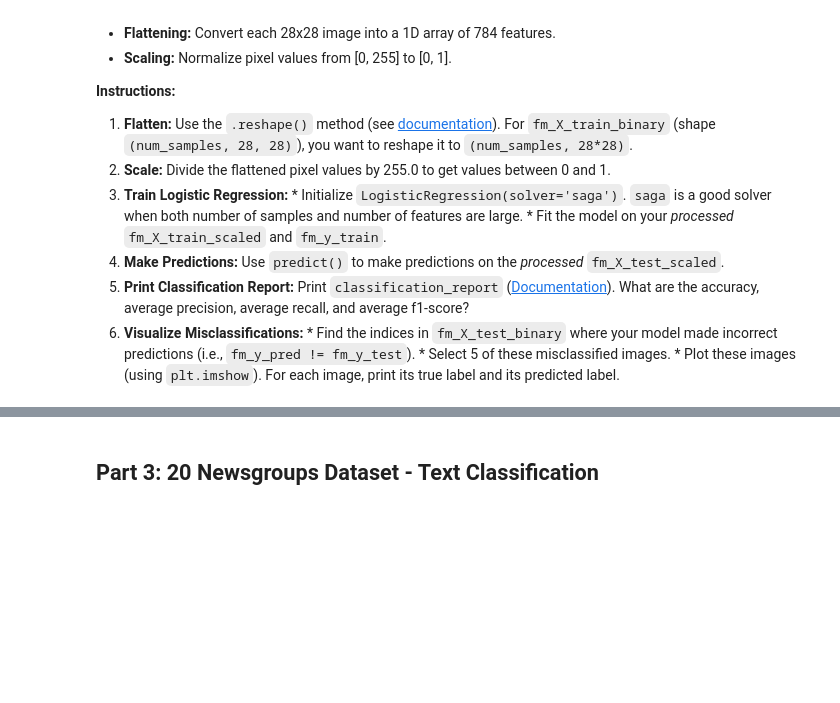
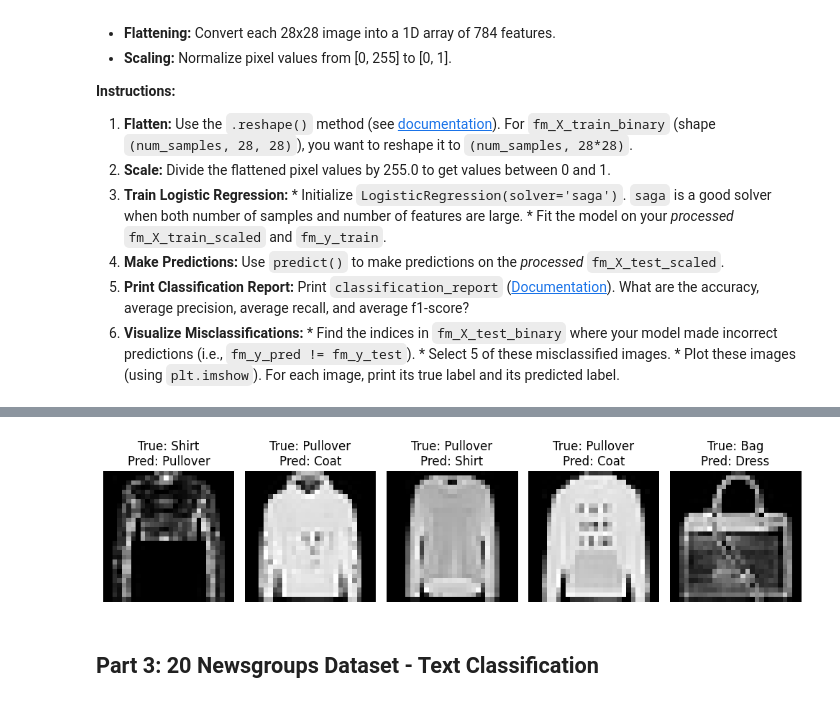
Before and after one commit to krisana-y/229352-StatisticalLearning, a Jupyter notebook: lab02_data_preprocessing.ipynb, the cells around one changed output, grey strips where cells are left out. Saved outputs shown, nothing was run; the diff lists cells and outputs as text; code cells hidden in the pictures; blank space fills up the shorter version.

```diff
--- a/lab02_data_preprocessing.ipynb
+++ b/lab02_data_preprocessing.ipynb
@@ -518,48 +510,54 @@ Images are 2D arrays (matrices of pixels) and pixel values are integers from 0-2
     *   Select 5 of these misclassified images.
     *   Plot these images (using `plt.imshow`). For each image, print its true label and its predicted label.
 # %%
-# Flatten the images
-fm_X_train_binary = fm_X_train.reshape(fm_X_train.shape[0], 28 * 28)
-fm_X_test_binary = fm_X_test.reshape(fm_X_test.shape[0], 28 * 28)
 
-# Scale the pixel values
-fm_X_train_scaled = fm_X_train_binary / 255.0
-fm_X_test_scaled = fm_X_test_binary / 255.0
+# 1. Flatten
+fm_X_train_flattened = fm_X_train.reshape(fm_X_train.shape[0], 28*28)
+fm_X_test_flattened = fm_X_test.reshape(fm_X_test.shape[0], 28*28)
 
-print(f"Flattened and scaled Train data shape: {fm_X_train_scaled.shape}")
-print(f"Flattened and scaled Test data shape: {fm_X_test_scaled.shape}")
-print(f"First scaled image values:\n{fm_X_train_scaled[0][:10]}") # Print first 10 values
+print(f"\nFlattened Fashion-MNIST Train data shape: {fm_X_train_flattened.shape}")
+print(f"Flattened Fashion-MNIST Test data shape: {fm_X_test_flattened.shape}")
 
-# Train Logistic Regression Model
-log_reg_fashion = LogisticRegression(solver='saga', max_iter=1000) # Added max_iter for convergence
-log_reg_fashion.fit(fm_X_train_scaled, fm_y_train)
+# 2. Scale
+fm_X_train_scaled = fm_X_train_flattened / 255.0
+fm_X_test_scaled = fm_X_test_flattened / 255.0
 
-# Make Predictions
-fm_y_pred = log_reg_fashion.predict(fm_X_test_scaled)
+print(f"Scaled Fashion-MNIST Train data max value: {fm_X_train_scaled.max()}")
+print(f"Scaled Fashion-MNIST Test data max value: {fm_X_test_scaled.max()}")
 
-# Print Classification Report
+# 3. Train Logistic Regression
+# เปลี่ยน solver เป็น 'lbfgs' และเพิ่ม n_jobs=-1 เพื่อใช้ทุกคอร์ CPU
+log_reg_fm = LogisticRegression(solver='lbfgs', max_iter=1000, n_jobs=-1)
+log_reg_fm.fit(fm_X_train_scaled, fm_y_train)
+
+# 4. Make Predictions
+fm_y_pred = log_reg_fm.predict(fm_X_test_scaled)
+
+# 5. Print Classification Report
 print("\n--- Fashion-MNIST Classification Report ---")
 print(classification_report(fm_y_test, fm_y_pred, target_names=fashion_mnist_class_names))
 
-# Visualize Misclassifications
-# Find indices of misclassified images
+
+# 6. Visualize Misclassifications
+# Find indices of misclassified samples
 misclassified_indices = np.where(fm_y_pred != fm_y_test)[0]
 
-# Select a few misclassified images (e.g., 5)
+# Select a few misclassified indices to visualize
 num_misclassified_to_show = 5
-if len(misclassified_indices) > 0:
-    selected_misclassified_indices = np.random.choice(misclassified_indices, min(num_misclassified_to_show, len(misclassified_indices)), replace=False)
+selected_misclassified_indices = np.random.choice(misclassified_indices, num_misclassified_to_show, replace=False)
 
-    plt.figure(figsize=(10, 4))
-    for i, idx in enumerate(selected_misclassified_indices):
-        plt.subplot(1, num_misclassified_to_show, i + 1)
-        plt.imshow(fm_X_test[idx], cmap='gray')
-        true_label = fashion_mnist_class_names[fm_y_test[idx]]
-        predicted_label = fashion_mnist_class_names[fm_y_pred[idx]]
-        plt.title(f"True: {true_label}\nPred: {predicted_label}")
-        plt.axis('off')
-    plt.tight_layout()
-    plt.show()
-else:
-    print("\nNo misclassified images found to display.")
+print(f"\nShowing {num_misclassified_to_show} misclassified images:")
+
+# Plot the misclassified images
+plt.figure(figsize=(10, 5))
+for i, idx in enumerate(selected_misclassified_indices):
+    plt.subplot(1, num_misclassified_to_show, i + 1)
+    plt.imshow(fm_X_test[idx], cmap='gray')
+    true_label = fashion_mnist_class_names[fm_y_test[idx]]
+    predicted_label = fashion_mnist_class_names[fm_y_pred[idx]]
+    plt.title(f"True: {true_label}\nPred: {predicted_label}")
+    plt.axis('off')
+
+plt.tight_layout()
+plt.show()
 # %% [output]
@@ -570,3 +581,4 @@ First scaled image values:
+[figure, added]
 # %% [markdown]
 ## Part 3: 20 Newsgroups Dataset - Text Classification
 # %% [markdown]
```
Also changed, not shown: parts of 9 cells of this notebook.
